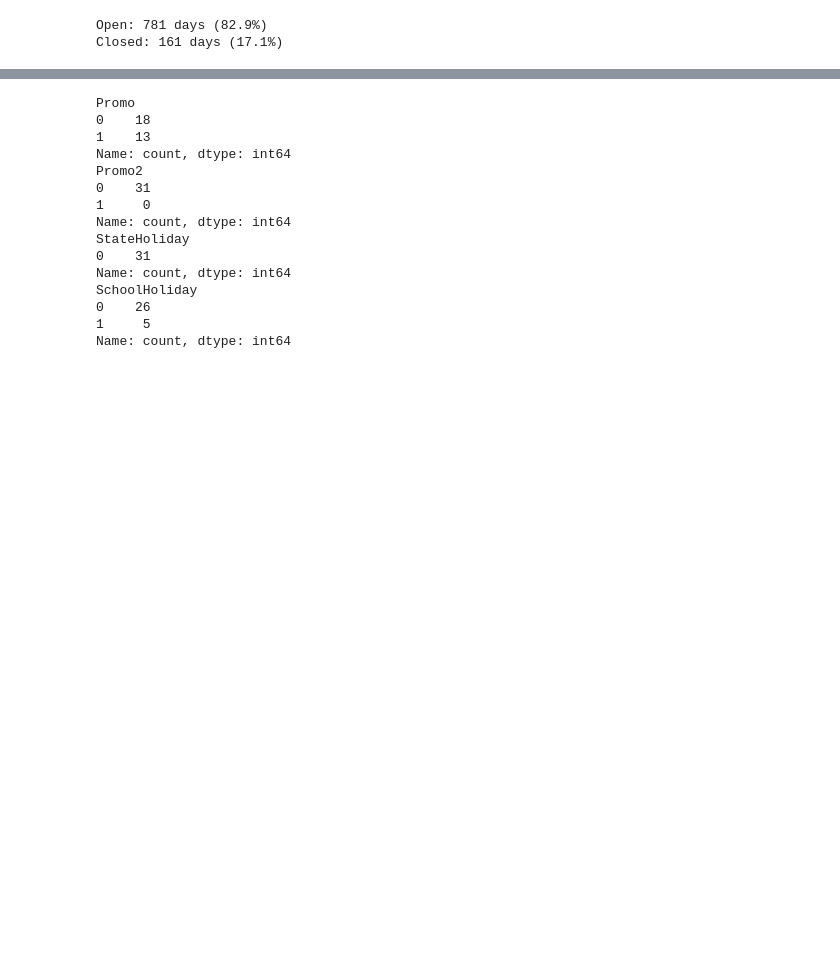
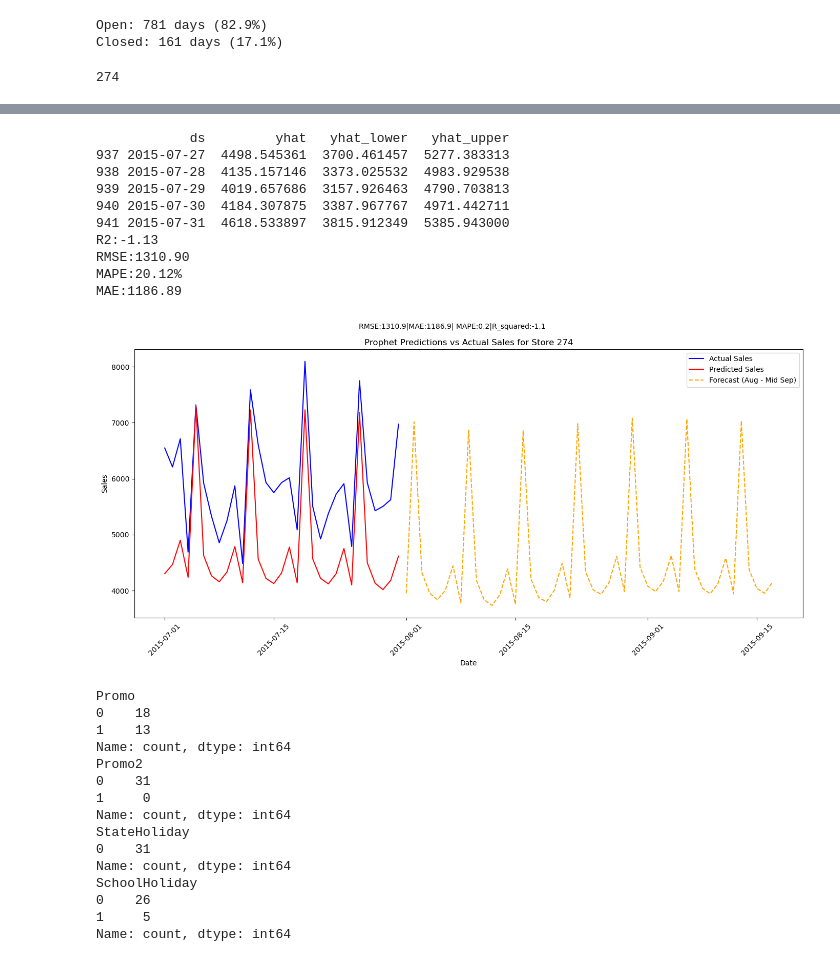
Before and after one commit to GeorgeStampolidiss/Projects, a Jupyter notebook: Project1_GStampolidis.ipynb, the cells around one changed output, grey strips where cells are left out. Drawn from its saved outputs; the diff is of its cells as text; code cells hidden in the pictures; blank space fills up the shorter version.

```diff
--- a/Project1_GStampolidis.ipynb
+++ b/Project1_GStampolidis.ipynb
@@ -2349,6 +2318,8 @@ Open: 781 days (82.9%)
 Closed: 161 days (17.1%)
 # %%
 #Prophet model for stores with different characteristics
+#We choose a specific store type and if we want promotion or not
+#It returns predictions for a store
 PROMO_FLAG=1
 STORE_TYPE='b'
 
@@ -2383,6 +2354,10 @@ future["PromotionFlags"].fillna(1,inplace=True)  # with promo
 
 #Predicitions
 forecast=m_new.predict(future)
+forecast['yhat'] = forecast['yhat'].apply(lambda x: max(x, 0)) #negative predictions equal to zero
+forecast['yhat_lower'] = forecast['yhat_lower'].apply(lambda x: max(x, 0)) #it sets 0 the negative values
+forecast['yhat_upper'] = forecast['yhat_upper'].apply(lambda x: max(x, 0))
+print(forecast[['ds','yhat','yhat_lower','yhat_upper']].tail())
 
 # Forecast for Future Dates (Aug - Mid Sep)
 future_dates = pd.date_range(start='2015-08-01', end='2015-09-17')
@@ -2391,6 +2366,9 @@ future_ext = future_ext.merge(store_data[['ds', 'PromotionFlags']], on='ds', how
 future_ext['PromotionFlags'].fillna(1, inplace=True)
 #predictions
 forecast_future = m_new.predict(future_ext)
+forecast_future['yhat'] = forecast_future['yhat'].apply(lambda x: max(x, 0))
+forecast_future['yhat_lower'] = forecast_future['yhat_lower'].apply(lambda x: max(x, 0))
+forecast_future['yhat_upper'] = forecast_future['yhat_upper'].apply(lambda x: max(x, 0))
 
 #Model fit
 merged=pd.merge(test_df[["ds", "y"]], forecast[["ds","yhat"]],on="ds",how="inner")
@@ -2416,3 +2394,5 @@ plt.legend()
 plt.xticks(rotation=45)
 plt.tight_layout()
 plt.show()
+# %% [output]
+274
@@ -2419,3 +2401,14 @@ plt.show()
+            ds         yhat   yhat_lower   yhat_upper
+937 2015-07-27  4498.545361  3700.461457  5277.383313
+938 2015-07-28  4135.157146  3373.025532  4983.929538
+939 2015-07-29  4019.657686  3157.926463  4790.703813
+940 2015-07-30  4184.307875  3387.967767  4971.442711
+941 2015-07-31  4618.533897  3815.912349  5385.943000
+R2:-1.13
+RMSE:1310.90
+MAPE:20.12%
+MAE:1186.89
+[figure, added]
 # %%
 #log transformation with prophet
 # Store
```
Also changed, not shown: parts of 57 cells of this notebook.
